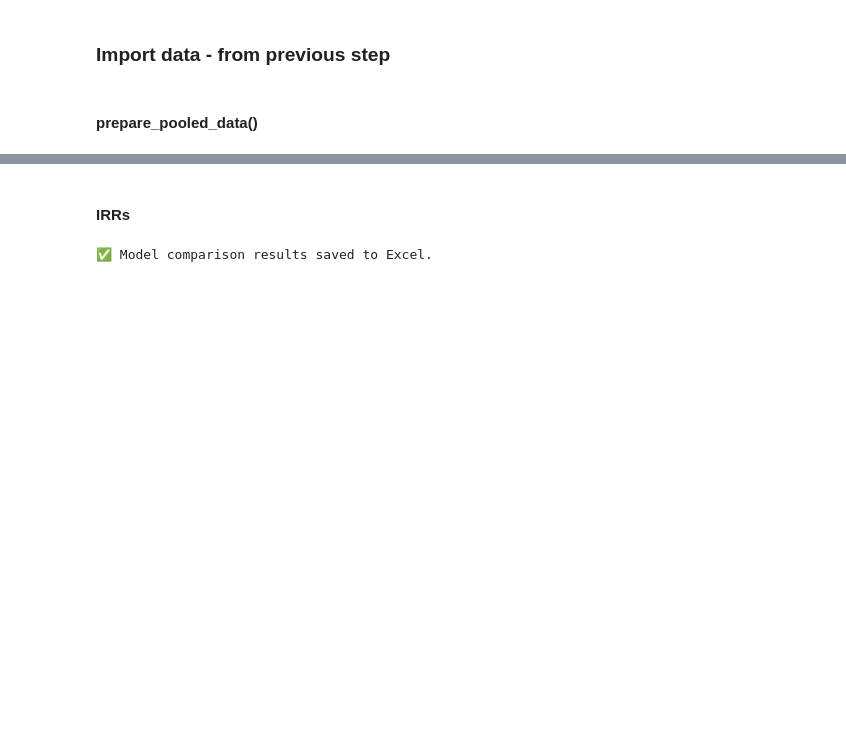
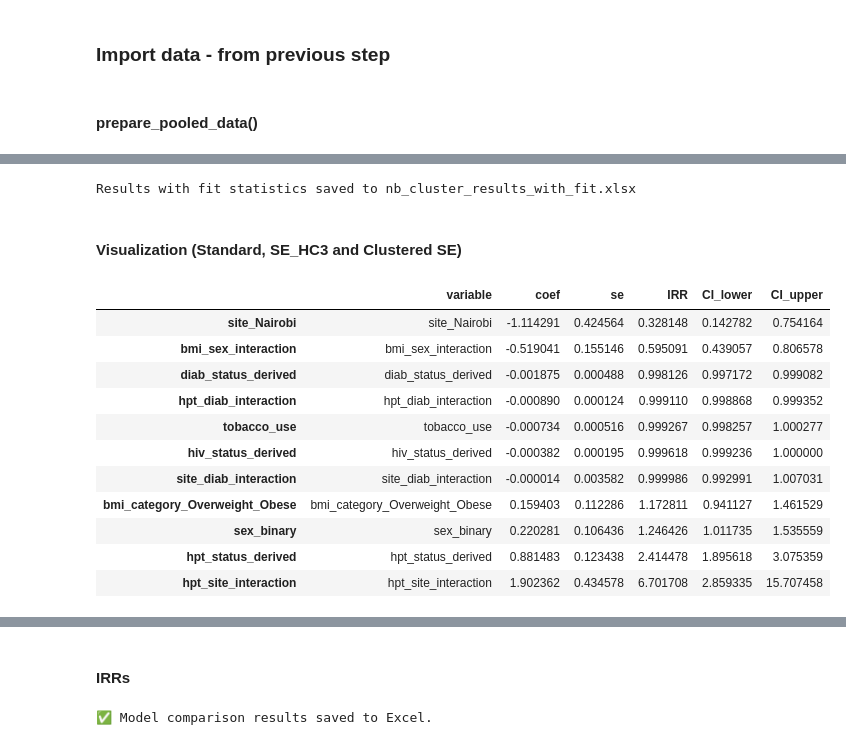
Before and after one commit to dmainagithub/stroke-work, a Jupyter notebook: notebooks/07_models_poisson_nb.ipynb, the cells around one changed output, grey strips where cells are left out. Cells and saved outputs as stored; diff of their text form; code cells hidden in the pictures; blank space fills up the shorter version.

```diff
--- a/notebooks/07_models_poisson_nb.ipynb
+++ b/notebooks/07_models_poisson_nb.ipynb
@@ -385,0 +410,64 @@ Standard errors in parentheses.
+# %%
+summary_df = pd.DataFrame({
+    'Variable': model_nb_cluster.params.index,
+    'Coef.': model_nb_cluster.params.values,
+    'Std.Err. (Cluster)': model_nb_cluster.bse.values,
+    'z': model_nb_cluster.tvalues.values,
+    'P>|z|': model_nb_cluster.pvalues.values,
+    '[0.025': model_nb_cluster.conf_int()[0].values,
+    '0.975]': model_nb_cluster.conf_int()[1].values,
+    'IRR': np.exp(model_nb_cluster.params).values
+})
+
+fit_stats = {
+    "AIC": model_nb_cluster.aic,
+    "Deviance": model_nb_cluster.deviance,
+    "Log-Likelihood": model_nb_cluster.llf,
+    "Pearson Chi2": model_nb_cluster.pearson_chi2
+}
+
+# Save both coefficients and fit stats to Excel
+with pd.ExcelWriter(OUT_DIR / "nb_cluster_robust_results.xlsx") as writer:
+    summary_df.to_excel(writer, sheet_name="Coefficients", index=True)
+    pd.DataFrame.from_dict(fit_stats, orient="index", columns=["Value"]).to_excel(writer, sheet_name="Fit_Stats")
+
+print("Results with fit statistics saved to nb_cluster_results_with_fit.xlsx")
+# %% [output]
+Results with fit statistics saved to nb_cluster_results_with_fit.xlsx
+# %% [markdown]
+#### Visualization (Standard, SE_HC3 and Clustered SE)
+# %%
+import numpy as np
+import pandas as pd
+
+model = model_nb_cluster   # Our preferred model
+
+results_df = pd.DataFrame({
+    "variable": model.params.index,
+    "coef": model.params,
+    "se": model.bse
+})
+
+# Removing intercept
+results_df = results_df[results_df["variable"] != "const"]
+
+# Computing IRR and CI
+results_df["IRR"] = np.exp(results_df["coef"])
+results_df["CI_lower"] = np.exp(results_df["coef"] - 1.96 * results_df["se"])
+results_df["CI_upper"] = np.exp(results_df["coef"] + 1.96 * results_df["se"])
+
+results_df = results_df.sort_values("IRR")
+results_df
+# %% [output]
+|  | variable | coef | se | IRR | CI_lower | CI_upper |
+| site_Nairobi | site_Nairobi | -1.114291 | 0.424564 | 0.328148 | 0.142782 | 0.754164 |
+| bmi_sex_interaction | bmi_sex_interaction | -0.519041 | 0.155146 | 0.595091 | 0.439057 | 0.806578 |
+| diab_status_derived | diab_status_derived | -0.001875 | 0.000488 | 0.998126 | 0.997172 | 0.999082 |
+| hpt_diab_interaction | hpt_diab_interaction | -0.000890 | 0.000124 | 0.999110 | 0.998868 | 0.999352 |
+| tobacco_use | tobacco_use | -0.000734 | 0.000516 | 0.999267 | 0.998257 | 1.000277 |
+| hiv_status_derived | hiv_status_derived | -0.000382 | 0.000195 | 0.999618 | 0.999236 | 1.000000 |
+| site_diab_interaction | site_diab_interaction | -0.000014 | 0.003582 | 0.999986 | 0.992991 | 1.007031 |
+| bmi_category_Overweight_Obese | bmi_category_Overweight_Obese | 0.159403 | 0.112286 | 1.172811 | 0.941127 | 1.461529 |
+| sex_binary | sex_binary | 0.220281 | 0.106436 | 1.246426 | 1.011735 | 1.535559 |
+| hpt_status_derived | hpt_status_derived | 0.881483 | 0.123438 | 2.414478 | 1.895618 | 3.075359 |
+| hpt_site_interaction | hpt_site_interaction | 1.902362 | 0.434578 | 6.701708 | 2.859335 | 15.707458 |
```
Also changed, not shown: parts of 50 cells of this notebook, 5 other files.
